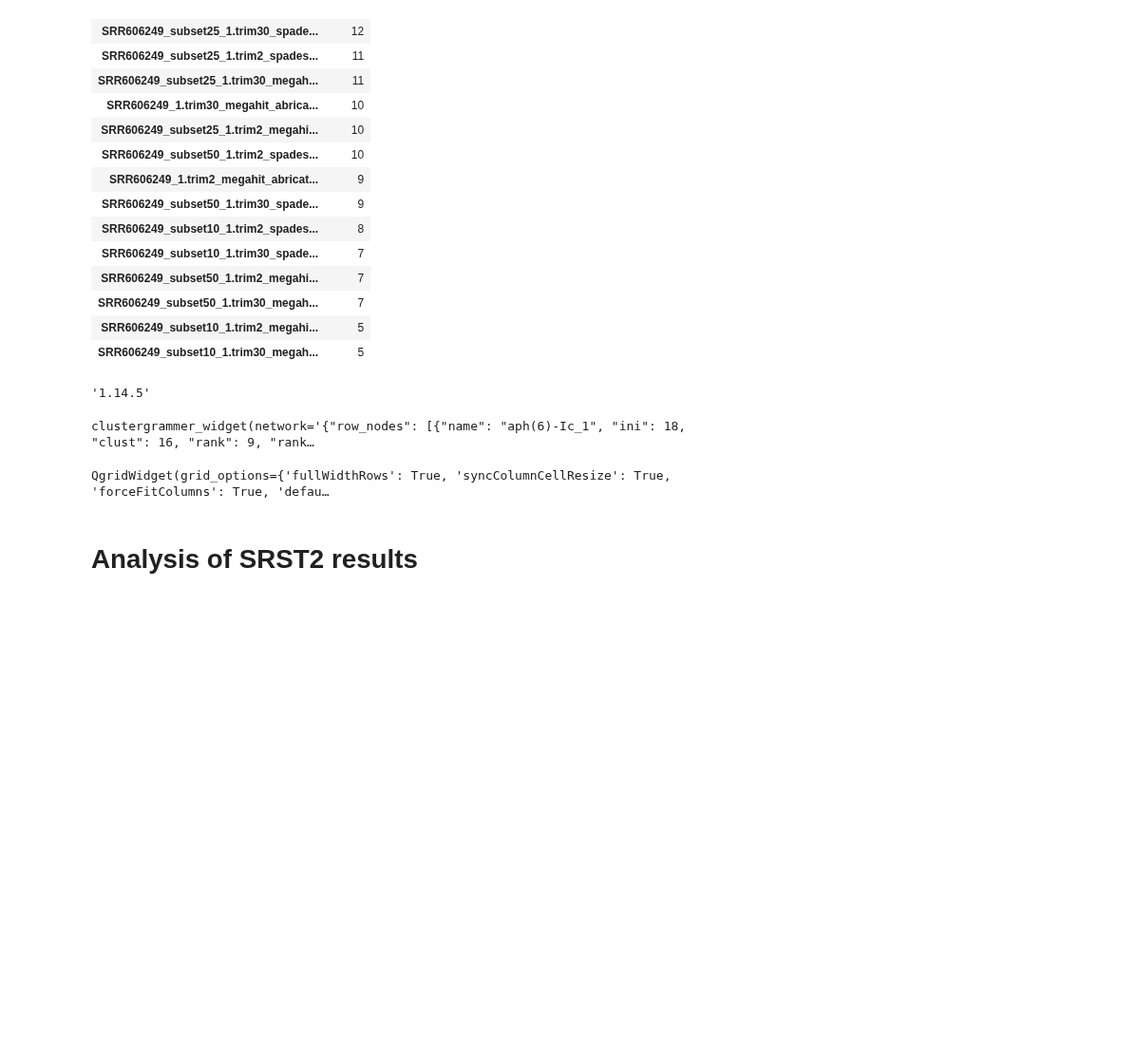
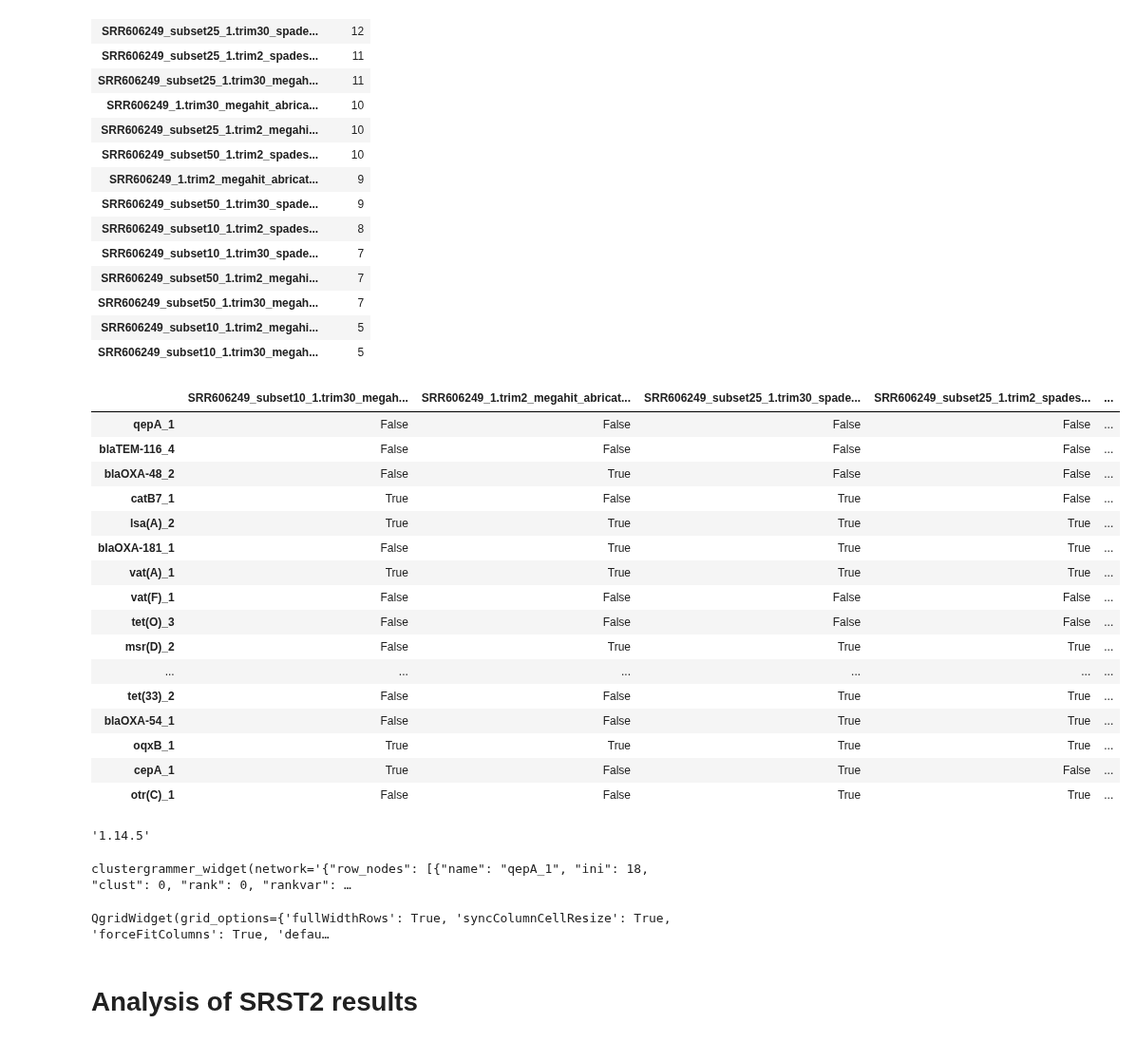
Before and after one commit to dahak-metagenomics/dahak, a Jupyter notebook: workflows/functional_inference/antibiotic_resistance/functional_inference_antibiotic_res_example.ipynb, the cells around one changed output. Shown at 95% size. Drawn from its saved outputs; the diff is of its cells as text; code cells hidden in the pictures; blank space fills up the shorter version.

Commit message:
added functions functions for interactive tables

```diff
--- a/workflows/functional_inference/antibiotic_resistance/functional_inference_antibiotic_res_example.ipynb
+++ b/workflows/functional_inference/antibiotic_resistance/functional_inference_antibiotic_res_example.ipynb
@@ -131,15 +95,35 @@ import ipywidgets as widgets
+# %%
+create_abricate_presence_absence_gene_table()
+# %% [output]
+|  | SRR606249_subset10_1.trim30_megah... | SRR606249_1.trim2_megahit_abricat... | SRR606249_subset25_1.trim30_spade... | SRR606249_subset25_1.trim2_spades... | ... |
+| qepA_1 | False | False | False | False | ... |
+| blaTEM-116_4 | False | False | False | False | ... |
+| blaOXA-48_2 | False | True | False | False | ... |
+| catB7_1 | True | False | True | False | ... |
+| lsa(A)_2 | True | True | True | True | ... |
+| blaOXA-181_1 | False | True | True | True | ... |
+| vat(A)_1 | True | True | True | True | ... |
+| vat(F)_1 | False | False | False | False | ... |
+| tet(O)_3 | False | False | False | False | ... |
+| msr(D)_2 | False | True | True | True | ... |
+| ... | ... | ... | ... | ... | ... |
+| tet(33)_2 | False | False | True | True | ... |
+| blaOXA-54_1 | False | False | True | True | ... |
+| oqxB_1 | True | True | True | True | ... |
+| cepA_1 | True | False | True | False | ... |
+| otr(C)_1 | False | False | True | True | ... |
 # %%
 np.version.version
 # %% [output]
 '1.14.5'
-# %%
-interactive_map(dense_df)
-# %% [output]
-clustergrammer_widget(network='{"row_nodes": [{"name": "aph(6)-Ic_1", "ini": 18, "clust": 16, "rank": 9, "rank…
-# %%
-interactive_table(dense_df)
-# %% [output]
-QgridWidget(grid_options={'fullWidthRows': True, 'syncColumnCellResize': True, 'forceFitColumns': True, 'defau…
+# %%
+interactive_map_abricate()
+# %% [output]
+clustergrammer_widget(network='{"row_nodes": [{"name": "qepA_1", "ini": 18, "clust": 0, "rank": 0, "rankvar": …
+# %%
+interactive_table_abricate()
+# %% [output]
+QgridWidget(grid_options={'fullWidthRows': True, 'syncColumnCellResize': True, 'forceFitColumns': True, 'defau…
 # %% [markdown]
 # Analysis of SRST2 results
 # %%
```
Also changed, not shown: parts of 18 cells of this notebook.
